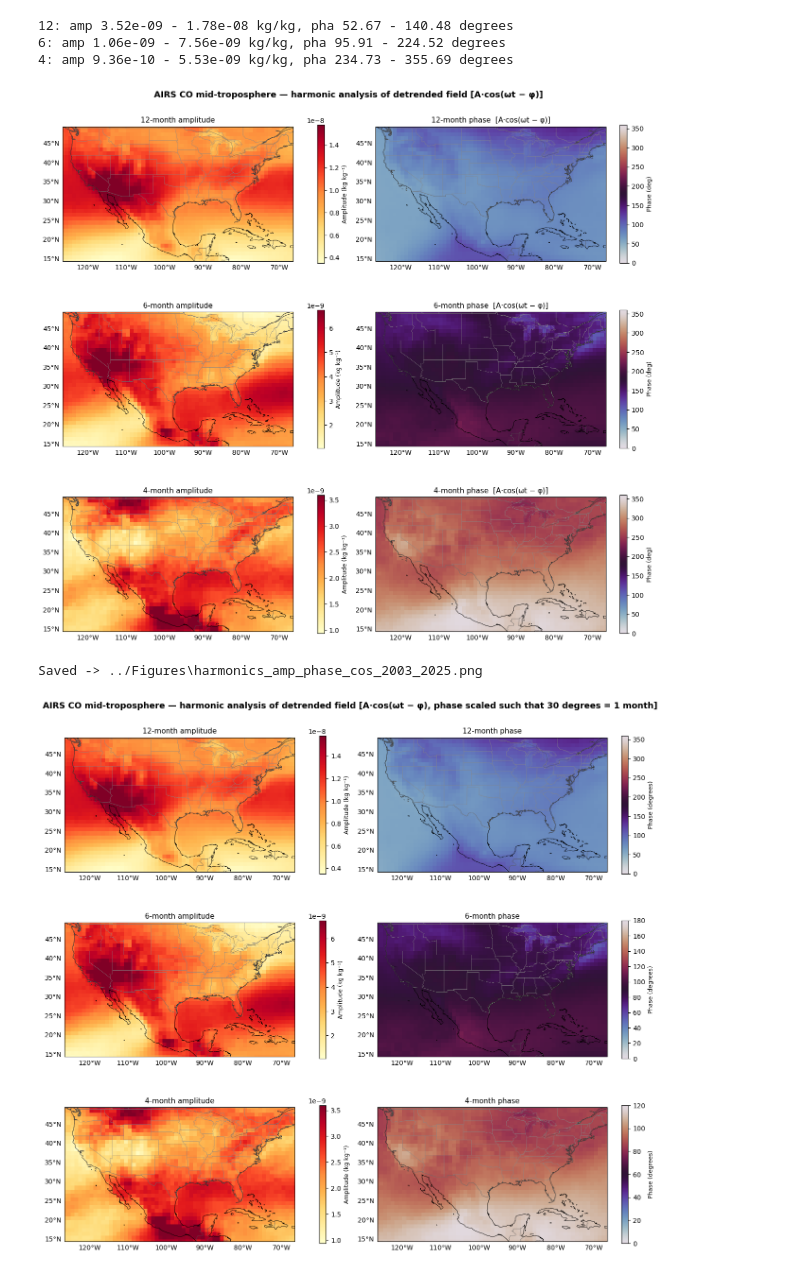
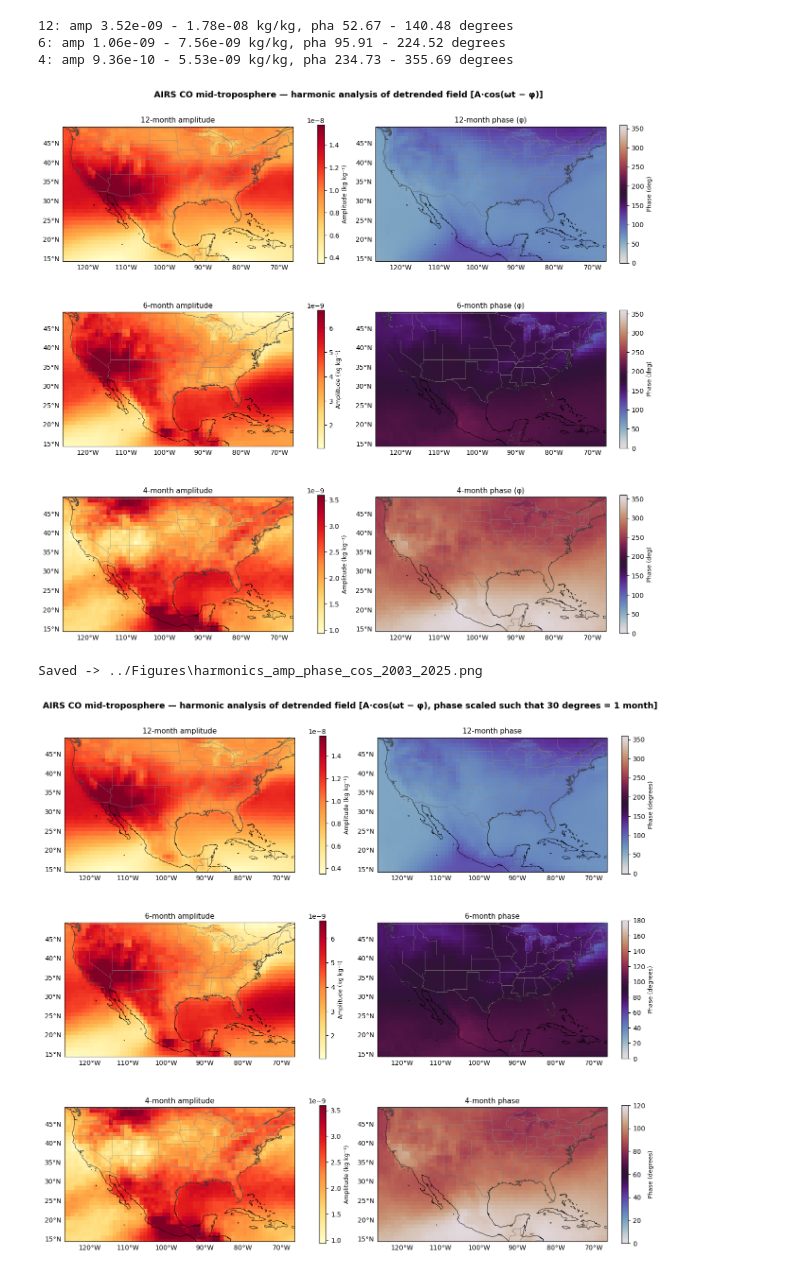
Before and after one commit to manohar322028/harmonic-analysis, a Jupyter notebook: Scripts/harmonic-cos.ipynb, the cells around one changed output. Cells and saved outputs as stored; diff of their text form; code cells hidden in the pictures.

```diff
--- a/Scripts/harmonic-cos.ipynb
+++ b/Scripts/harmonic-cos.ipynb
@@ -146,35 +146,35 @@ ext = [float(lons.min()), float(lons.max()), float(lats.min()), float(lats.max()
 fig_h, axes_h = plt.subplots(
     len(periods), 2, figsize=(13, 4 * len(periods)),
     subplot_kw={"projection": ccrs.PlateCarree()}, constrained_layout=True,
 )
 
 def harm_map(ax, data, cmap, label, title, vmin=None, vmax=None):
     ax.set_extent(ext, crs=ccrs.PlateCarree())
     ax.add_feature(cfeature.COASTLINE, linewidth=0.6, edgecolor="k")
     ax.add_feature(cfeature.BORDERS,   linewidth=0.4, edgecolor="#555")
     ax.add_feature(cfeature.STATES,    linewidth=0.25, edgecolor="#888")
     pcm = ax.pcolormesh(lons, lats, data, transform=ccrs.PlateCarree(),
                         cmap=cmap, vmin=vmin, vmax=vmax, shading="nearest")
     gl = ax.gridlines(draw_labels=True, linewidth=0, color="none")
     gl.top_labels = gl.right_labels = False
     cb = fig_h.colorbar(pcm, ax=ax, orientation="vertical", fraction=0.03, pad=0.06)
     cb.set_label(label, fontsize=9)
     ax.set_title(title, fontsize=11, pad=6)
 
 for r, P in enumerate(periods):
     harm_map(axes_h[r, 0], amp[P], "YlOrRd", "Amplitude (kg kg⁻¹)",
              f"{P}-month amplitude", vmax=np.nanpercentile(amp[P], 98))
     harm_map(axes_h[r, 1], pha[P], "twilight", "Phase (deg)",
-             f"{P}-month phase  [A·cos(ωt − φ)]", vmin=0, vmax=360)
+             f"{P}-month phase (φ)", vmin=0, vmax=360)
 
 fig_h.suptitle("AIRS CO mid-troposphere — harmonic analysis of detrended field [A·cos(ωt − φ)]",
                fontsize=13, fontweight="bold")
 out_h = os.path.join(OUT_DIR, "harmonics_amp_phase_cos_2003_2025.png")
 fig_h.savefig(out_h, dpi=150, bbox_inches="tight")
 plt.show()
 print("Saved ->", out_h)
 # %% [output]
-[figure, old version]
+[figure, new version]
 Saved -> ../Figures\harmonics_amp_phase_cos_2003_2025.png
 # %%
 fig_h2, axes_h2 = plt.subplots(
```
Also changed, not shown: 7 other files.
